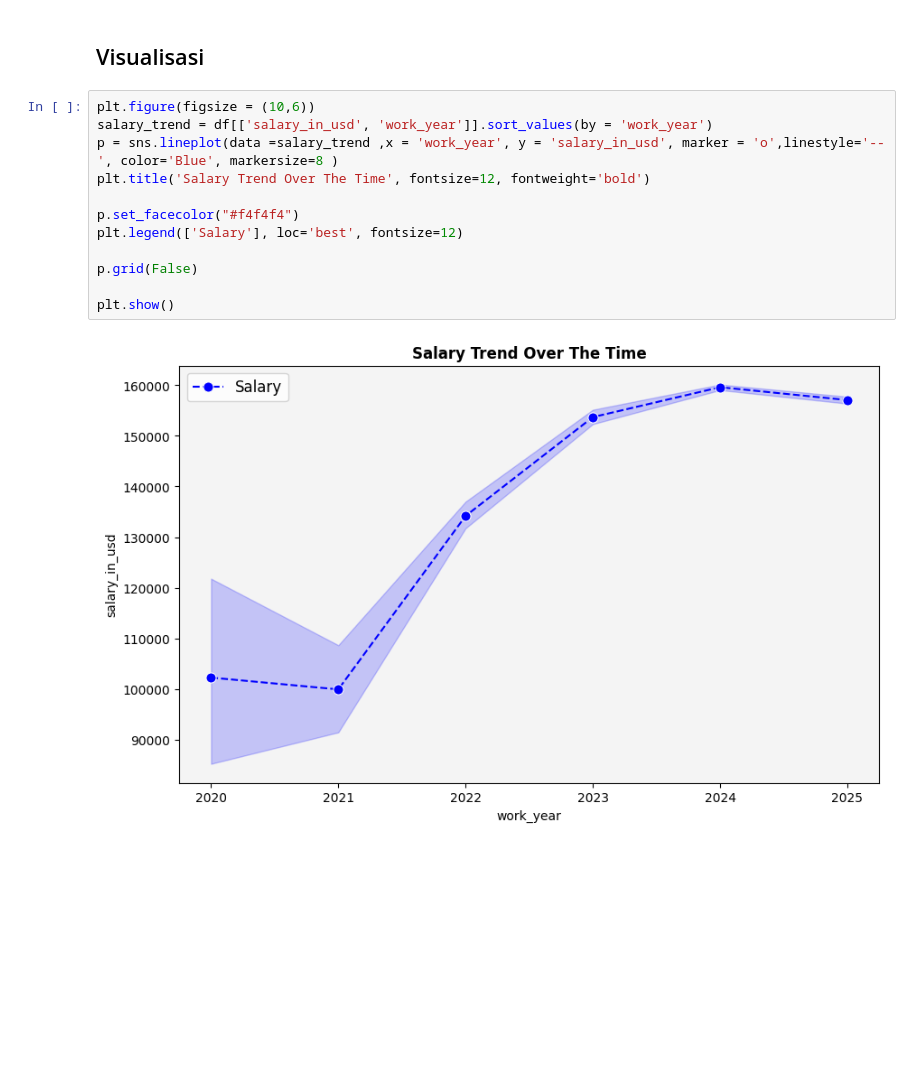
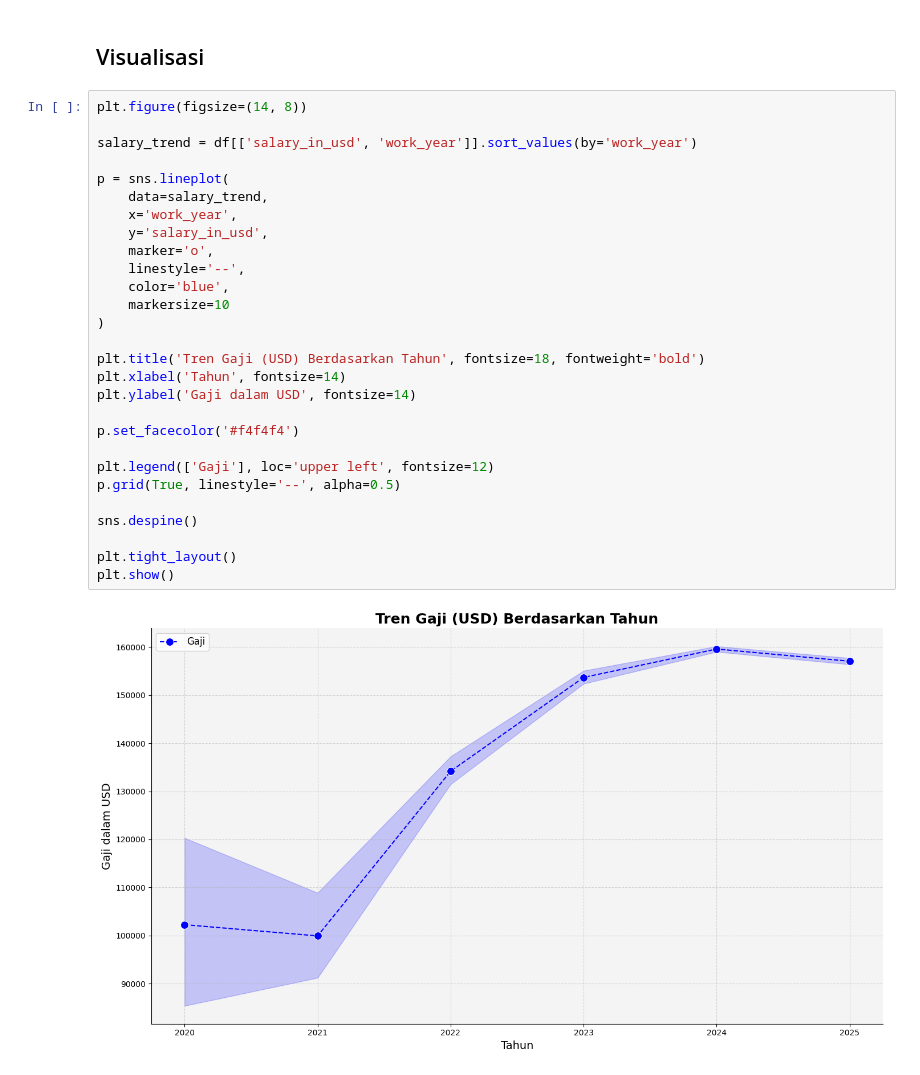
Before and after one commit to TsangCahya/ds-project, a Jupyter notebook: Lidia.ipynb, the cells around one changed output. Drawn from its saved outputs; the diff is of its cells as text; blank space fills up the shorter version.

```diff
--- a/Lidia.ipynb
+++ b/Lidia.ipynb
@@ -345,16 +345,32 @@ fig.update_traces(
 # %% [markdown]
 ## Visualisasi
 # %%
-plt.figure(figsize = (10,6))
-salary_trend = df[['salary_in_usd', 'work_year']].sort_values(by = 'work_year')
-p = sns.lineplot(data =salary_trend ,x = 'work_year', y = 'salary_in_usd', marker = 'o',linestyle='--', color='Blue', markersize=8 )
-plt.title('Salary Trend Over The Time', fontsize=12, fontweight='bold')
+plt.figure(figsize=(14, 8))
 
-p.set_facecolor("#f4f4f4")
-plt.legend(['Salary'], loc='best', fontsize=12)
+salary_trend = df[['salary_in_usd', 'work_year']].sort_values(by='work_year')
 
-p.grid(False)
+p = sns.lineplot(
+    data=salary_trend,
+    x='work_year',
+    y='salary_in_usd',
+    marker='o',
+    linestyle='--',
+    color='blue',
+    markersize=10
+)
 
+plt.title('Tren Gaji (USD) Berdasarkan Tahun', fontsize=18, fontweight='bold')
+plt.xlabel('Tahun', fontsize=14)
+plt.ylabel('Gaji dalam USD', fontsize=14)
+
+p.set_facecolor('#f4f4f4')
+
+plt.legend(['Gaji'], loc='upper left', fontsize=12)
+p.grid(True, linestyle='--', alpha=0.5)
+
+sns.despine()
+
+plt.tight_layout()
 plt.show()
 # %% [output]
-[figure, old version]
+[figure, new version]
```
